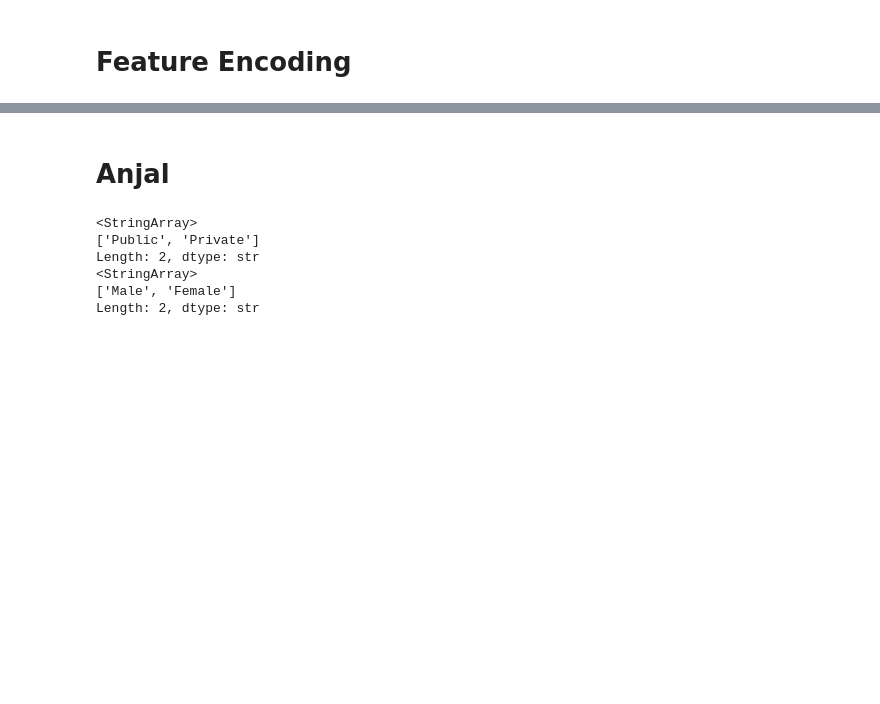
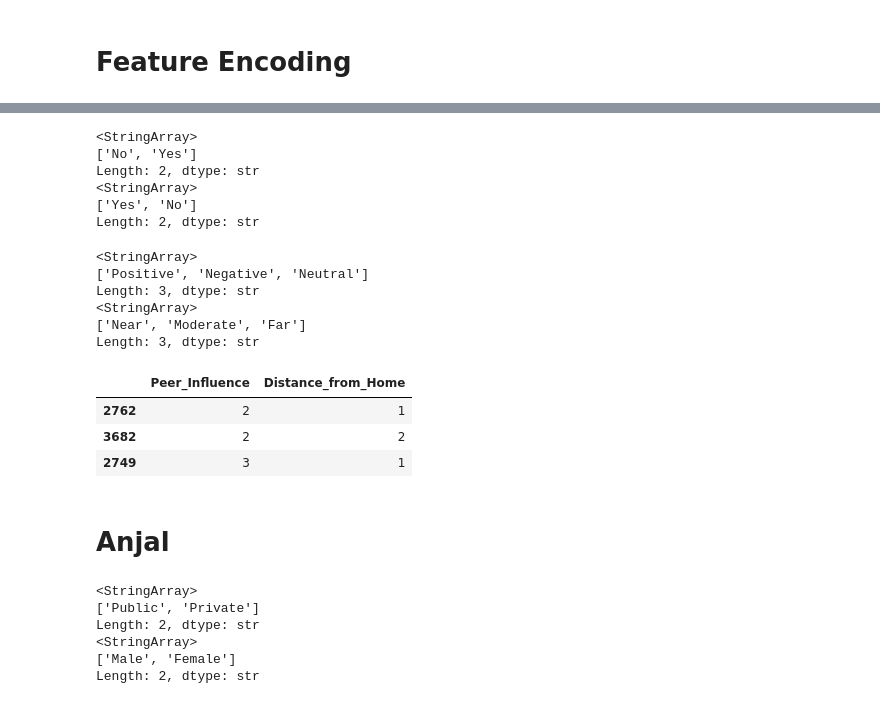
Before and after one commit to stha-kaustuv/Student-Performance-Tracker, a Jupyter notebook: notebooks/analysis.ipynb, the cells around one changed output, grey strips where cells are left out. Saved outputs shown, nothing was run; the diff lists cells and outputs as text; code cells hidden in the pictures; blank space fills up the shorter version.

```diff
--- a/notebooks/analysis.ipynb
+++ b/notebooks/analysis.ipynb
@@ -81,0 +98,11 @@ None
+# %%
+# Access_to_Resources,Family_Income(Low=1,Medium=2,High=3),Parental_Education_Level(High School=1,college=2,postgraduate=3)
+print(df.Access_to_Resources.unique())
+print(df.Family_Income.unique())
+print(df.Parental_Education_Level.unique())
+
+df["Access_to_Resources"] = df["Access_to_Resources"].replace(ordinal_priority_map)
+df["Family_Income"] = df["Family_Income"].replace(ordinal_priority_map)
+df["Parental_Education_Level"] = df["Parental_Education_Level"].replace(
+    {"High School": 1, "College": 2, "Postgraduate": 3}
+)
@@ -82,3 +119,44 @@ None
+# %%
+# Extracurricular_Activities,Internet_Access,Learning_Disabilities(Yes=1,No=0),
+print(df.Extracurricular_Activities.unique())
+print(df.Internet_Access.unique())
+ys = {
+    'Yes': 1,
+    'No':0
+}
+df["Extracurricular_Activities"] = df["Extracurricular_Activities"].replace(ys)
+df["Internet_Access"] = df["Internet_Access"].replace(ys)
+df["Learning_Disabilities"] = df["Learning_Disabilities"].replace(ys)
+# %% [output]
+<StringArray>
+['No', 'Yes']
+Length: 2, dtype: str
+<StringArray>
+['Yes', 'No']
+Length: 2, dtype: str
+# %%
+# Peer_Influence(Negative=1,Neutral=2,Positive=3),Distance_from_Home(Near=1,Moderate=2,Far=3)
+# print(df.Gender.unique())
+print(df.Peer_Influence.unique())
+print(df.Distance_from_Home.unique())
+df["Peer_Influence"] = df["Peer_Influence"].replace(
+    {"Negative": 1, "Neutral": 2, "Positive": 3}
+)
+df["Distance_from_Home"] = df["Distance_from_Home"].replace(
+    {"Near": 1, "Moderate": 2, "Far": 3}
+)
+df[["Peer_Influence", "Distance_from_Home"]].sample(3)
+# %% [output]
+<StringArray>
+['Positive', 'Negative', 'Neutral']
+Length: 3, dtype: str
+<StringArray>
+['Near', 'Moderate', 'Far']
+Length: 3, dtype: str
+|  | Peer_Influence | Distance_from_Home |
+| 2762 | 2 | 1 |
+| 3682 | 2 | 2 |
+| 2749 | 3 | 1 |
 # %% [markdown]
 <h1>Anjal</h1>
 # %%
```
Also changed, not shown: parts of 14 cells of this notebook.
